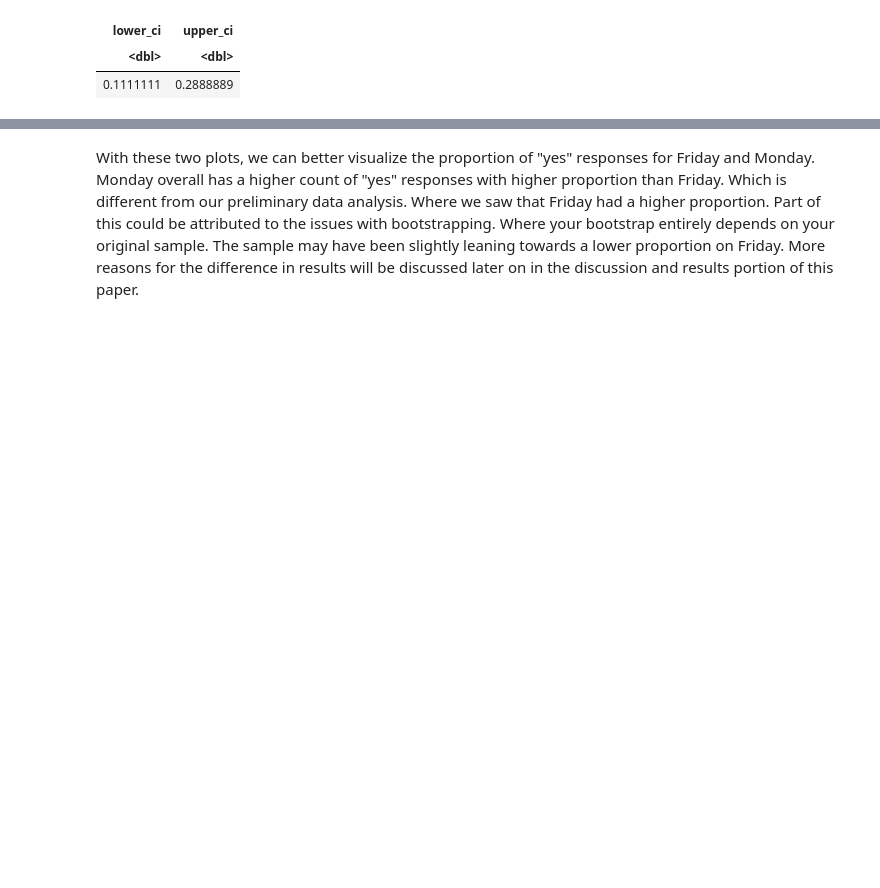
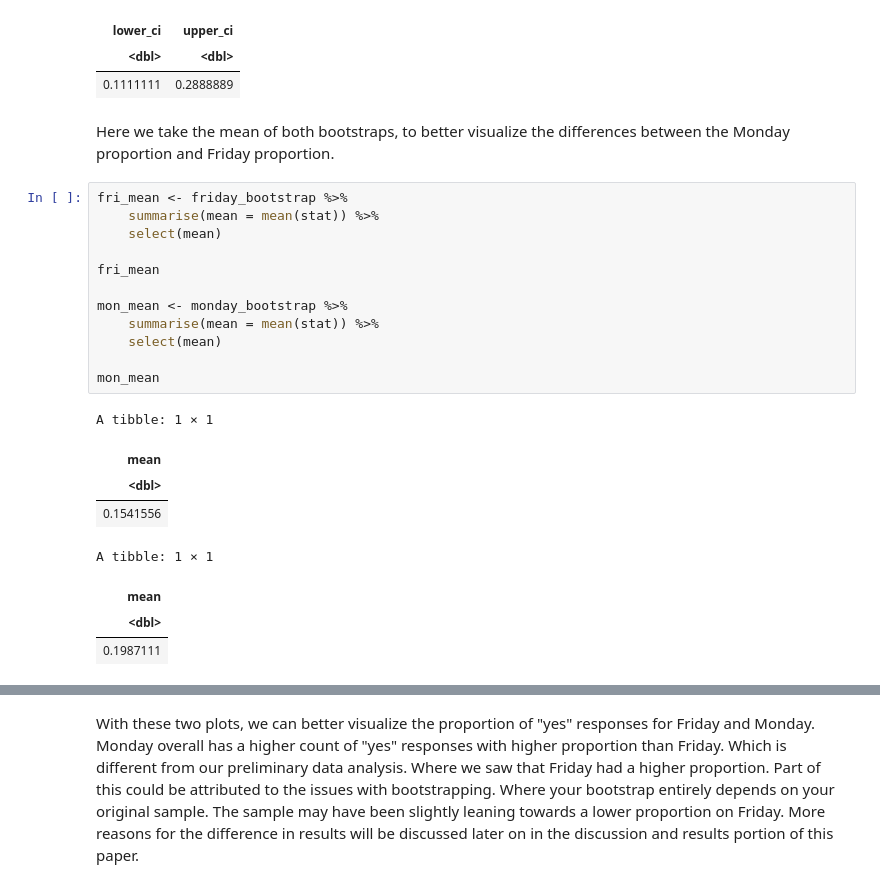
Before and after one commit to celike1/STAT201-Project, a Jupyter notebook: eda.ipynb, the cells around one changed output, grey strips where cells are left out. Cells and saved outputs as stored; diff of their text form; blank space fills up the shorter version.

```diff
--- a/eda.ipynb
+++ b/eda.ipynb
@@ -308,4 +308,27 @@ A tibble: 1 × 2
 | lower_ci | upper_ci |
 | <dbl> | <dbl> |
 | 0.1111111 | 0.2888889 |
+# %% [markdown]
+Here we take the mean of both bootstraps, to better visualize the differences between the Monday proportion and Friday proportion.
+# %%
+fri_mean <- friday_bootstrap %>%
+    summarise(mean = mean(stat)) %>%
+    select(mean)
+
+fri_mean
+
+mon_mean <- monday_bootstrap %>%
+    summarise(mean = mean(stat)) %>%
+    select(mean)
+
+mon_mean
+# %% [output]
+A tibble: 1 × 1
+| mean |
+| <dbl> |
+| 0.1541556 |
+A tibble: 1 × 1
+| mean |
+| <dbl> |
+| 0.1987111 |
 # %% [markdown]
```
Also changed, not shown: parts of 2 cells of this notebook.
